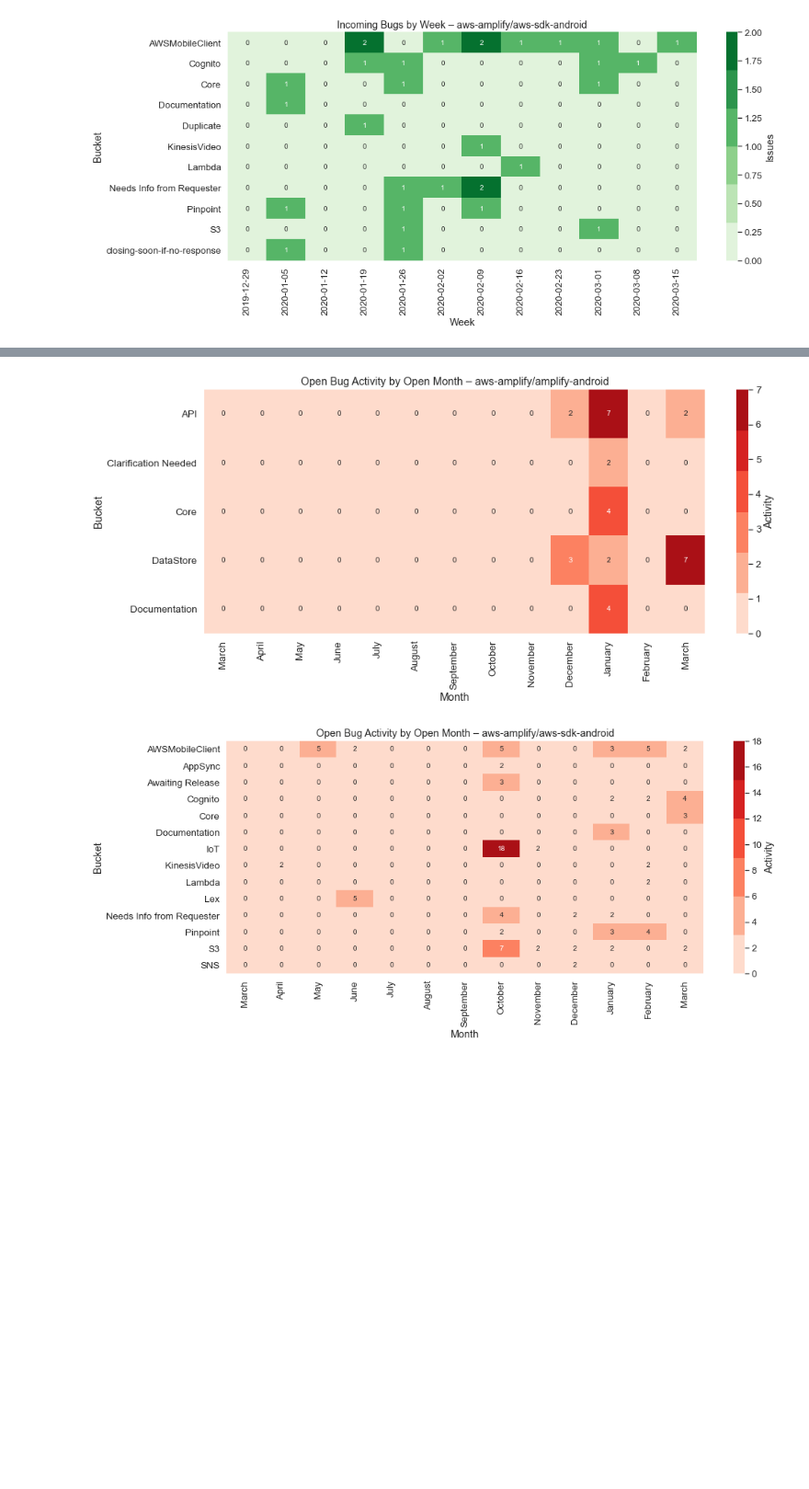
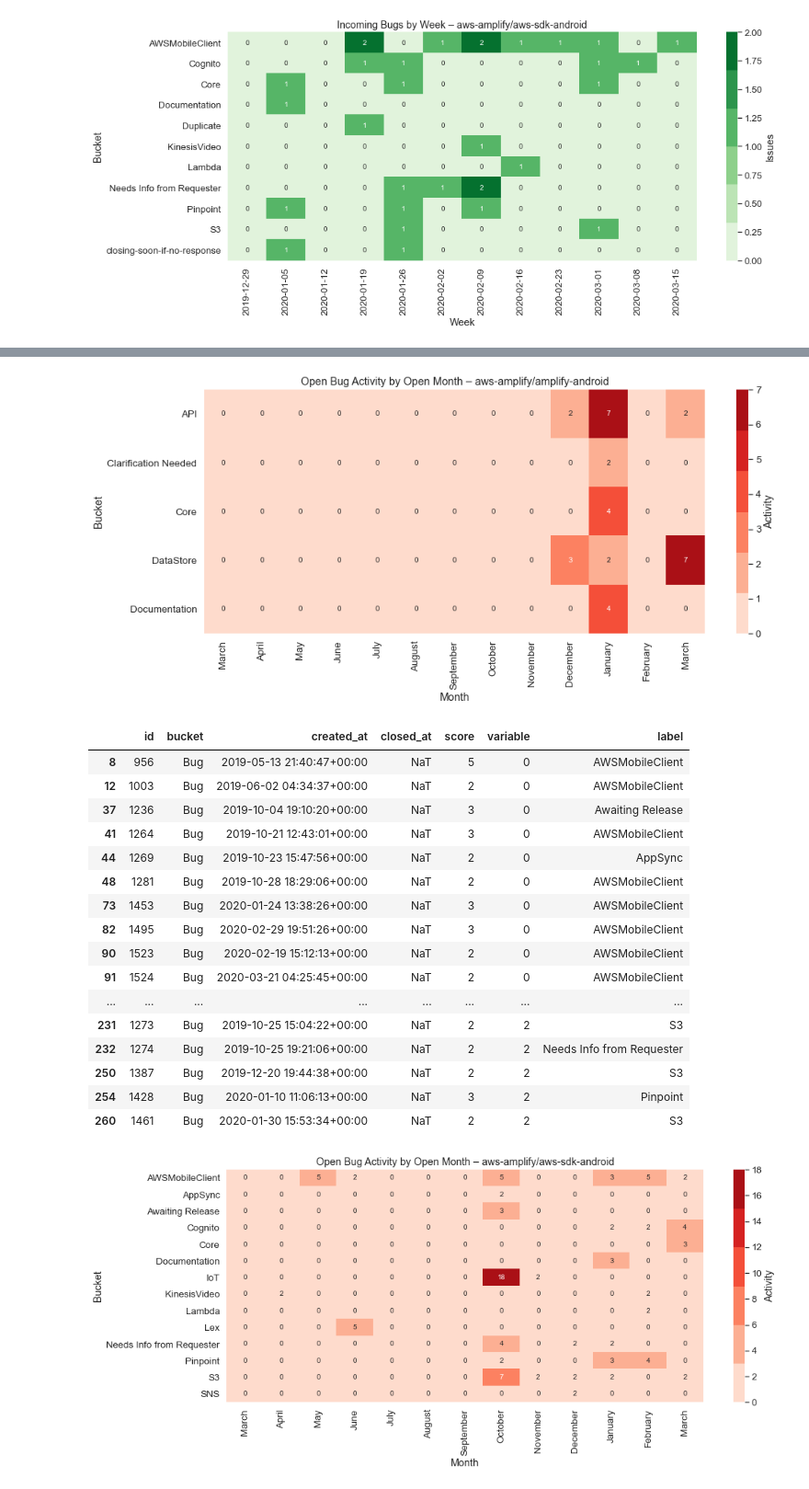
Before and after one commit to jpignata/notebooks, a Jupyter notebook: GitHub Issue Stats by Incoming.ipynb, the cells around one changed output, grey strips where cells are left out. Shown: that part at 92% size. Saved outputs shown, nothing was run; the diff lists cells and outputs as text; code cells hidden in the pictures; blank space fills up the shorter version.

```diff
--- a/GitHub Issue Stats by Incoming.ipynb
+++ b/GitHub Issue Stats by Incoming.ipynb
@@ -216,6 +216,7 @@ for repo_name, df in repos.items():
     df = df.dropna(subset=['label'])
     df = df.loc[df.label.apply(lambda l: l not in issue_buckets.keys())]
     df = df.loc[df.bucket == 'Bug']
+    display(df)
     df = df.pivot(index='created_at', columns='label', values='score')
     df = pd.concat([df, pd.DataFrame(index=[date for date in idx])])
     df = df.resample('M', label='right').sum().transpose()
@@ -230,4 +245,21 @@ for repo_name, df in repos.items():
 [figure]
+|  | id | bucket | created_at | closed_at | score | variable | label |
+| 8 | 956 | Bug | 2019-05-13 21:40:47+00:00 | NaT | 5 | 0 | AWSMobileClient |
+| 12 | 1003 | Bug | 2019-06-02 04:34:37+00:00 | NaT | 2 | 0 | AWSMobileClient |
+| 37 | 1236 | Bug | 2019-10-04 19:10:20+00:00 | NaT | 3 | 0 | Awaiting Release |
+| 41 | 1264 | Bug | 2019-10-21 12:43:01+00:00 | NaT | 3 | 0 | AWSMobileClient |
+| 44 | 1269 | Bug | 2019-10-23 15:47:56+00:00 | NaT | 2 | 0 | AppSync |
+| 48 | 1281 | Bug | 2019-10-28 18:29:06+00:00 | NaT | 2 | 0 | AWSMobileClient |
+| 73 | 1453 | Bug | 2020-01-24 13:38:26+00:00 | NaT | 3 | 0 | AWSMobileClient |
+| 82 | 1495 | Bug | 2020-02-29 19:51:26+00:00 | NaT | 3 | 0 | AWSMobileClient |
+| 90 | 1523 | Bug | 2020-02-19 15:12:13+00:00 | NaT | 2 | 0 | AWSMobileClient |
+| 91 | 1524 | Bug | 2020-03-21 04:25:45+00:00 | NaT | 2 | 0 | AWSMobileClient |
+| ... | ... | ... | ... | ... | ... | ... | ... |
+| 231 | 1273 | Bug | 2019-10-25 15:04:22+00:00 | NaT | 2 | 2 | S3 |
+| 232 | 1274 | Bug | 2019-10-25 19:21:06+00:00 | NaT | 2 | 2 | Needs Info from Requester |
+| 250 | 1387 | Bug | 2019-12-20 19:44:38+00:00 | NaT | 2 | 2 | S3 |
+| 254 | 1428 | Bug | 2020-01-10 11:06:13+00:00 | NaT | 3 | 2 | Pinpoint |
+| 260 | 1461 | Bug | 2020-01-30 15:53:34+00:00 | NaT | 2 | 2 | S3 |
 [figure]
 # %%
 # Incoming Feature Requests by Week
```
Also changed, not shown: parts of 1 cell of this notebook.
